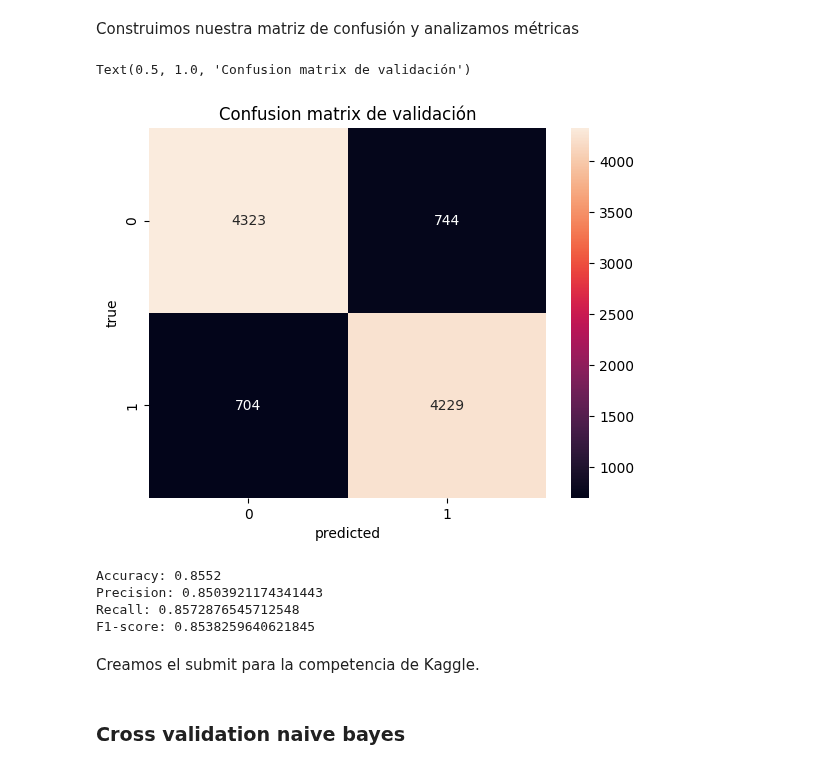
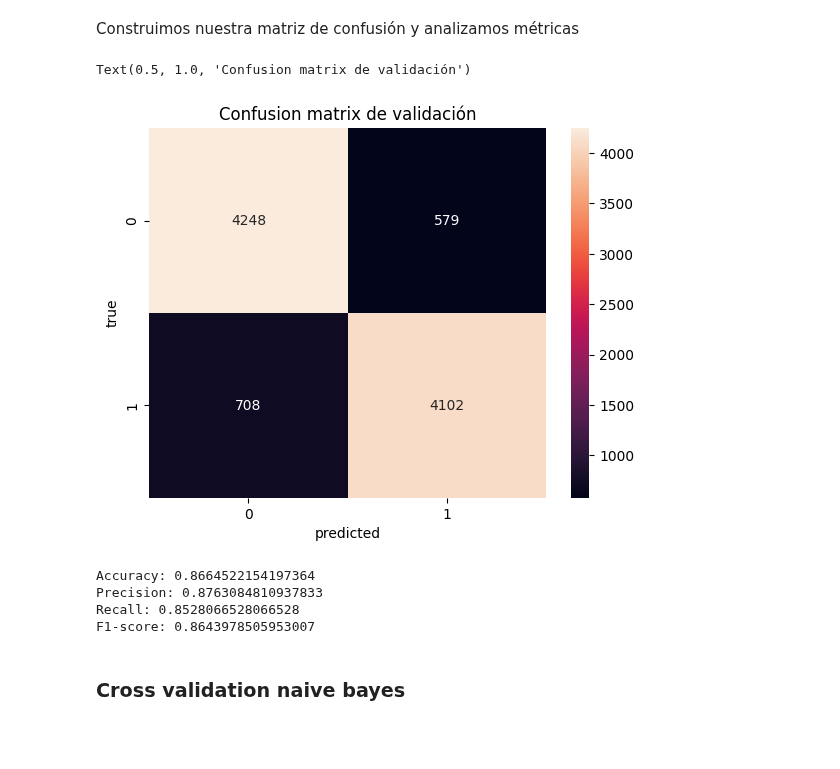
Before and after one commit to LuchoLorenzo1/7506R-1C2023-GRUPO19, a Jupyter notebook: TP2/7506_TP2_GRUPO19_CHP1_ENTREGA.ipynb, the cells around one changed output. Drawn from its saved outputs; the diff is of its cells as text; code cells hidden in the pictures; blank space fills up the shorter version.

```diff
--- a/TP2/7506_TP2_GRUPO19_CHP1_ENTREGA.ipynb
+++ b/TP2/7506_TP2_GRUPO19_CHP1_ENTREGA.ipynb
@@ -101,6 +110,10 @@ from keras.preprocessing.text import Tokenizer
 X = df.review_es
 y = df.sentimiento_es_positivo
 X_train, X_test, y_train, y_test = train_test_split(X, y, test_size=0.2, random_state=19)
+
+X = df_original.review_es
+y = df_original.sentimiento_es_positivo
+X_train_original, X_test_original, y_train_original, y_test_original = train_test_split(X, y, test_size=0.2, random_state=19)
 # %% [markdown]
 ## Ensamblado de modelos
 # %% [markdown]
@@ -112,7 +125,7 @@ from sklearn.feature_extraction.text import CountVectorizer, TfidfTransformer
 from sklearn.naive_bayes import MultinomialNB
 
 vectorizador = CountVectorizer()
-X_train_counts = vectorizador.fit_transform(X_train)
+X_train_counts = vectorizador.fit_transform(X_train_original)
 
 escaladorTfidf = TfidfTransformer()
 X_train_tfidf = escaladorTfidf.fit_transform(X_train_counts)
@@ -140,35 +153,33 @@ print(X_train_tfidf)
 Ahora que tenemos la información en el formato correcto, creamos nuestro modelo de tipo Bayes Naive. En este caso usamos uno de tipo multinomial.
 # %%
 clasificadorBayesNaive = MultinomialNB()
-clasificadorBayesNaive.fit(X_train_tfidf, y_train)
+clasificadorBayesNaive.fit(X_train_tfidf, y_train_original)
 # %% [output]
 MultinomialNB()
 # %% [markdown]
 Realizamos el mismo procedimiento para transformar los datos de validación y poder realizar nuestras predicciones.
 # %%
-X_test_counts = vectorizador.transform(X_test)
+X_test_counts = vectorizador.transform(X_test_original)
 X_test_tfidf = escaladorTfidf.transform(X_test_counts)
-y_pred = np.where(clasificadorBayesNaive.predict(X_test_tfidf) >= 0.5, 1, 0)
+y_pred_original = np.where(clasificadorBayesNaive.predict(X_test_tfidf) >= 0.5, 1, 0)
 # %% [markdown]
 Construimos nuestra matriz de confusión y analizamos métricas
 # %%
-confusion = confusion_matrix(y_test, y_pred)
+confusion = confusion_matrix(y_test, y_pred_original)
 sns.heatmap(confusion, annot=True, fmt='.0f')
 plt.ylabel('true')
 plt.xlabel('predicted')
 plt.title("Confusion matrix de validación")
 # %% [output]
 Text(0.5, 1.0, 'Confusion matrix de validación')
-[figure, old version]
+[figure, new version]
 # %%
-print("Accuracy:", accuracy_score(y_test, y_pred))
-print("Precision:", precision_score(y_test, y_pred))
-print("Recall:", recall_score(y_test, y_pred))
-print("F1-score:", f1_score(y_test, y_pred))
+print("Accuracy:", accuracy_score(y_test_original, y_pred_original))
+print("Precision:", precision_score(y_test_original, y_pred_original))
+print("Recall:", recall_score(y_test_original, y_pred_original))
+print("F1-score:", f1_score(y_test_original, y_pred_original))
 # %% [output]
-Accuracy: 0.8552
-Precision: 0.8503921174341443
-Recall: 0.8572876545712548
-F1-score: 0.8538259640621845
+Accuracy: 0.8664522154197364
+Precision: 0.8763084810937833
+Recall: 0.8528066528066528
+F1-score: 0.8643978505953007
-# %% [markdown]
-Creamos el submit para la competencia de Kaggle.
```
Also changed, not shown: parts of 34 cells of this notebook, 5 other files.
